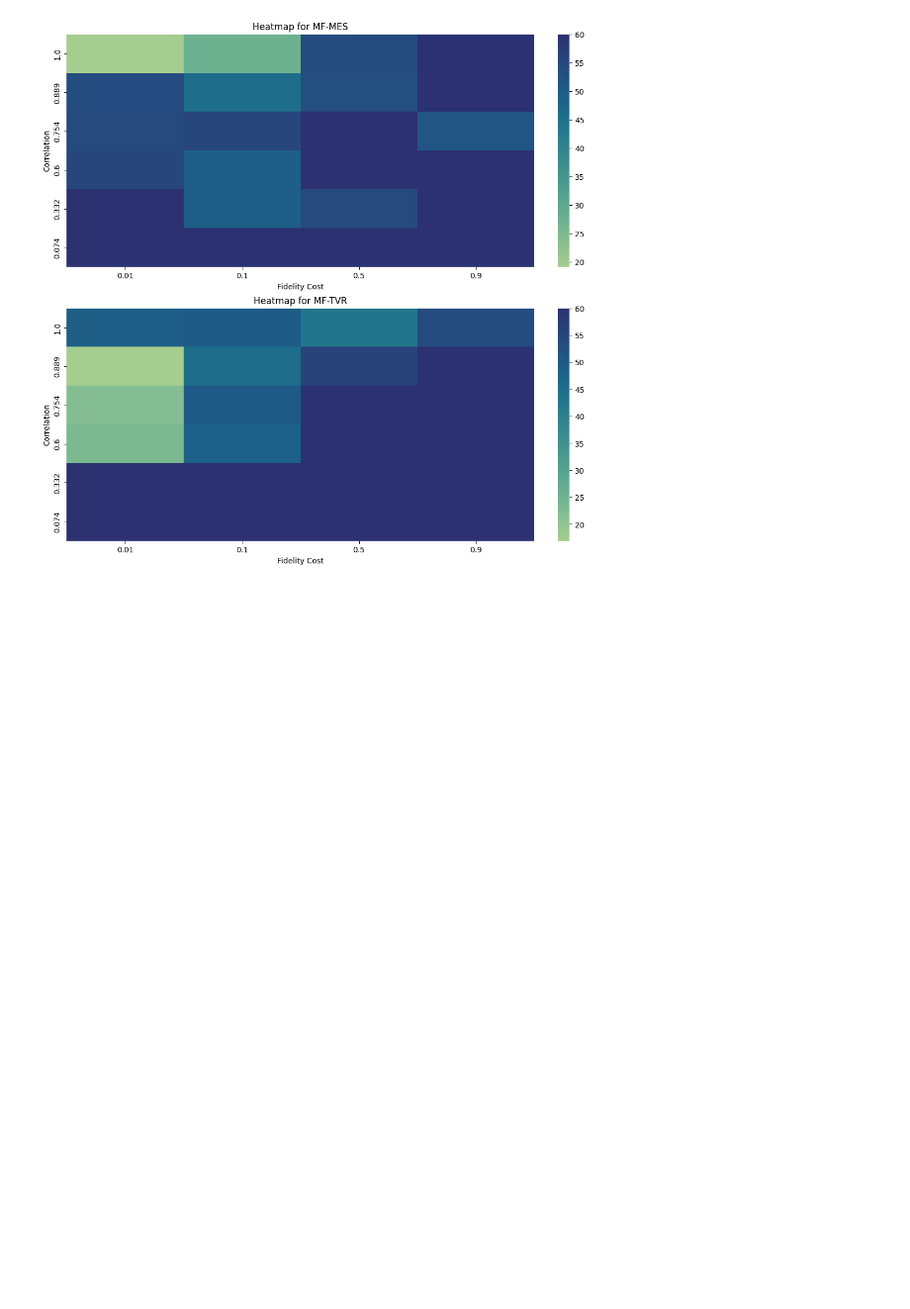
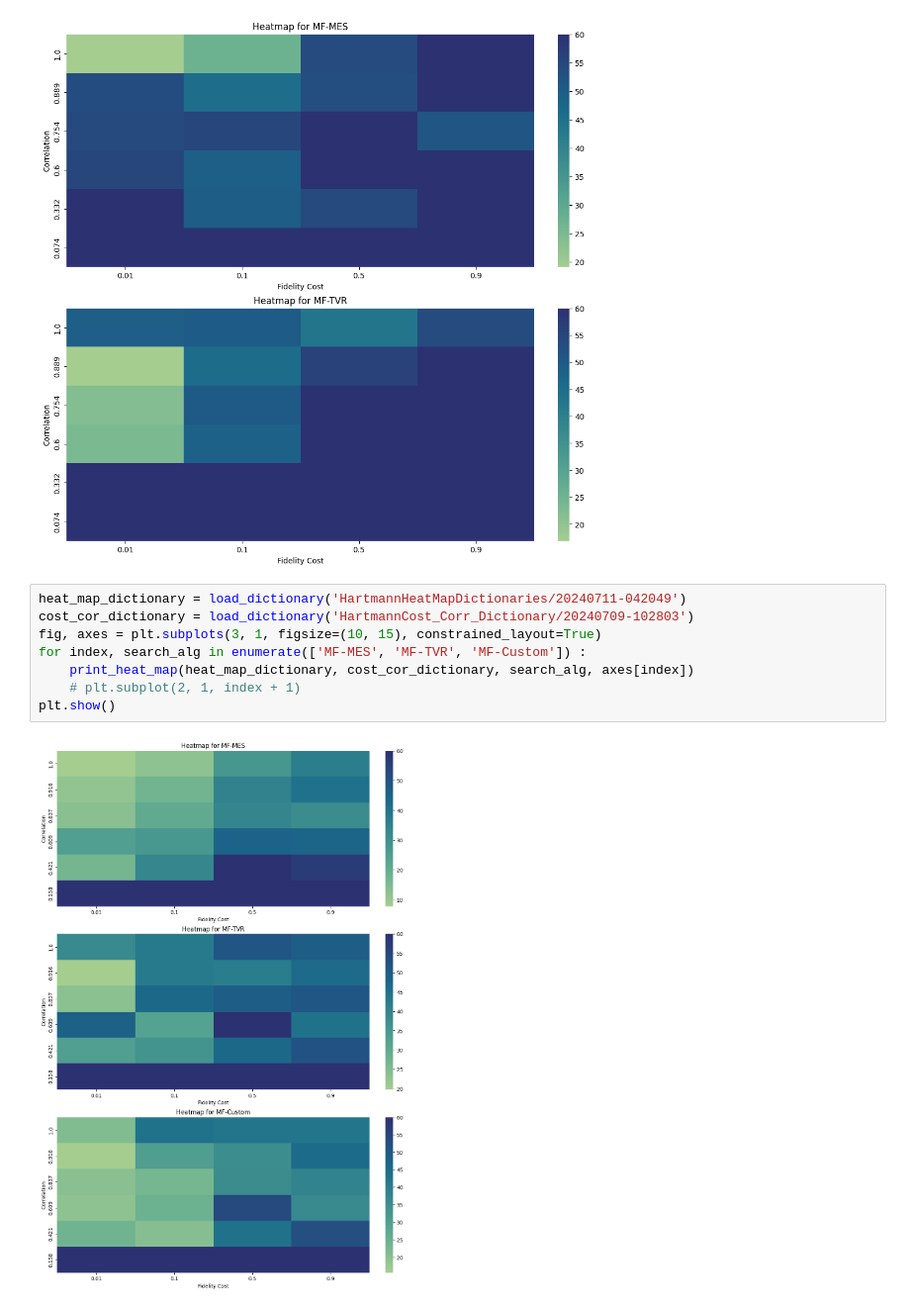
Before and after one commit to kernelCruncher/MFBO, a Jupyter notebook: notebooks/6DHartmannExample.ipynb, the cells around one changed output. Shown at 99% size. Drawn from its saved outputs; the diff is of its cells as text; blank space fills up the shorter version.

```diff
--- a/notebooks/6DHartmannExample.ipynb
+++ b/notebooks/6DHartmannExample.ipynb
@@ -955,3 +968,13 @@ figure.tight_layout(pad=0.5)
 plt.show()
 # %% [output]
 [figure]
+# %%
+heat_map_dictionary = load_dictionary('HartmannHeatMapDictionaries/20240711-042049')
+cost_cor_dictionary = load_dictionary('HartmannCost_Corr_Dictionary/20240709-102803')
+fig, axes = plt.subplots(3, 1, figsize=(10, 15), constrained_layout=True)
+for index, search_alg in enumerate(['MF-MES', 'MF-TVR', 'MF-Custom']) :
+    print_heat_map(heat_map_dictionary, cost_cor_dictionary, search_alg, axes[index])
+    # plt.subplot(2, 1, index + 1)
+plt.show()
+# %% [output]
+[figure, added]
```
Also changed, not shown: parts of 6 cells of this notebook, 1 other file.
